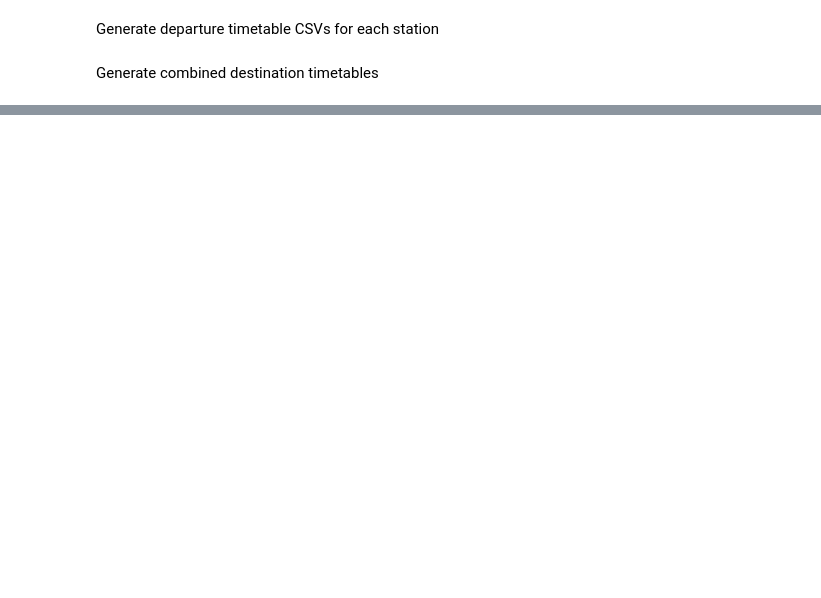
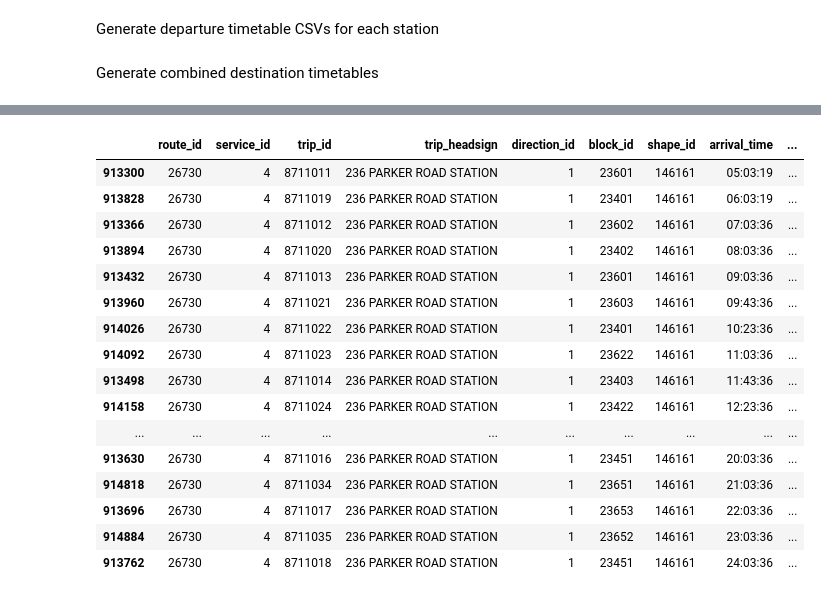
Before and after one commit to democat3457/dart-gtfs, a Jupyter notebook: silverline_schedule_exports.ipynb, the cells around one changed output, grey strips where cells are left out. Cells and saved outputs as stored; diff of their text form; code cells hidden in the pictures; blank space fills up the shorter version.

```diff
--- a/silverline_schedule_exports.ipynb
+++ b/silverline_schedule_exports.ipynb
@@ -75,0 +118,20 @@ for folder, date in dates:
+# %%
+gtfs.build_stop_timetable("34304", ["20260125"])
+# %% [output]
+|  | route_id | service_id | trip_id | trip_headsign | direction_id | block_id | shape_id | arrival_time | ... |
+| 913300 | 26730 | 4 | 8711011 | 236 PARKER ROAD STATION | 1 | 23601 | 146161 | 05:03:19 | ... |
+| 913828 | 26730 | 4 | 8711019 | 236 PARKER ROAD STATION | 1 | 23401 | 146161 | 06:03:19 | ... |
+| 913366 | 26730 | 4 | 8711012 | 236 PARKER ROAD STATION | 1 | 23602 | 146161 | 07:03:36 | ... |
+| 913894 | 26730 | 4 | 8711020 | 236 PARKER ROAD STATION | 1 | 23402 | 146161 | 08:03:36 | ... |
+| 913432 | 26730 | 4 | 8711013 | 236 PARKER ROAD STATION | 1 | 23601 | 146161 | 09:03:36 | ... |
+| 913960 | 26730 | 4 | 8711021 | 236 PARKER ROAD STATION | 1 | 23603 | 146161 | 09:43:36 | ... |
+| 914026 | 26730 | 4 | 8711022 | 236 PARKER ROAD STATION | 1 | 23401 | 146161 | 10:23:36 | ... |
+| 914092 | 26730 | 4 | 8711023 | 236 PARKER ROAD STATION | 1 | 23622 | 146161 | 11:03:36 | ... |
+| 913498 | 26730 | 4 | 8711014 | 236 PARKER ROAD STATION | 1 | 23403 | 146161 | 11:43:36 | ... |
+| 914158 | 26730 | 4 | 8711024 | 236 PARKER ROAD STATION | 1 | 23422 | 146161 | 12:23:36 | ... |
+| ... | ... | ... | ... | ... | ... | ... | ... | ... | ... |
+| 913630 | 26730 | 4 | 8711016 | 236 PARKER ROAD STATION | 1 | 23451 | 146161 | 20:03:36 | ... |
+| 914818 | 26730 | 4 | 8711034 | 236 PARKER ROAD STATION | 1 | 23651 | 146161 | 21:03:36 | ... |
+| 913696 | 26730 | 4 | 8711017 | 236 PARKER ROAD STATION | 1 | 23653 | 146161 | 22:03:36 | ... |
+| 914884 | 26730 | 4 | 8711035 | 236 PARKER ROAD STATION | 1 | 23652 | 146161 | 23:03:36 | ... |
+| 913762 | 26730 | 4 | 8711018 | 236 PARKER ROAD STATION | 1 | 23451 | 146161 | 24:03:36 | ... |
```
Also changed, not shown: parts of 8 cells of this notebook, 2 other files.
